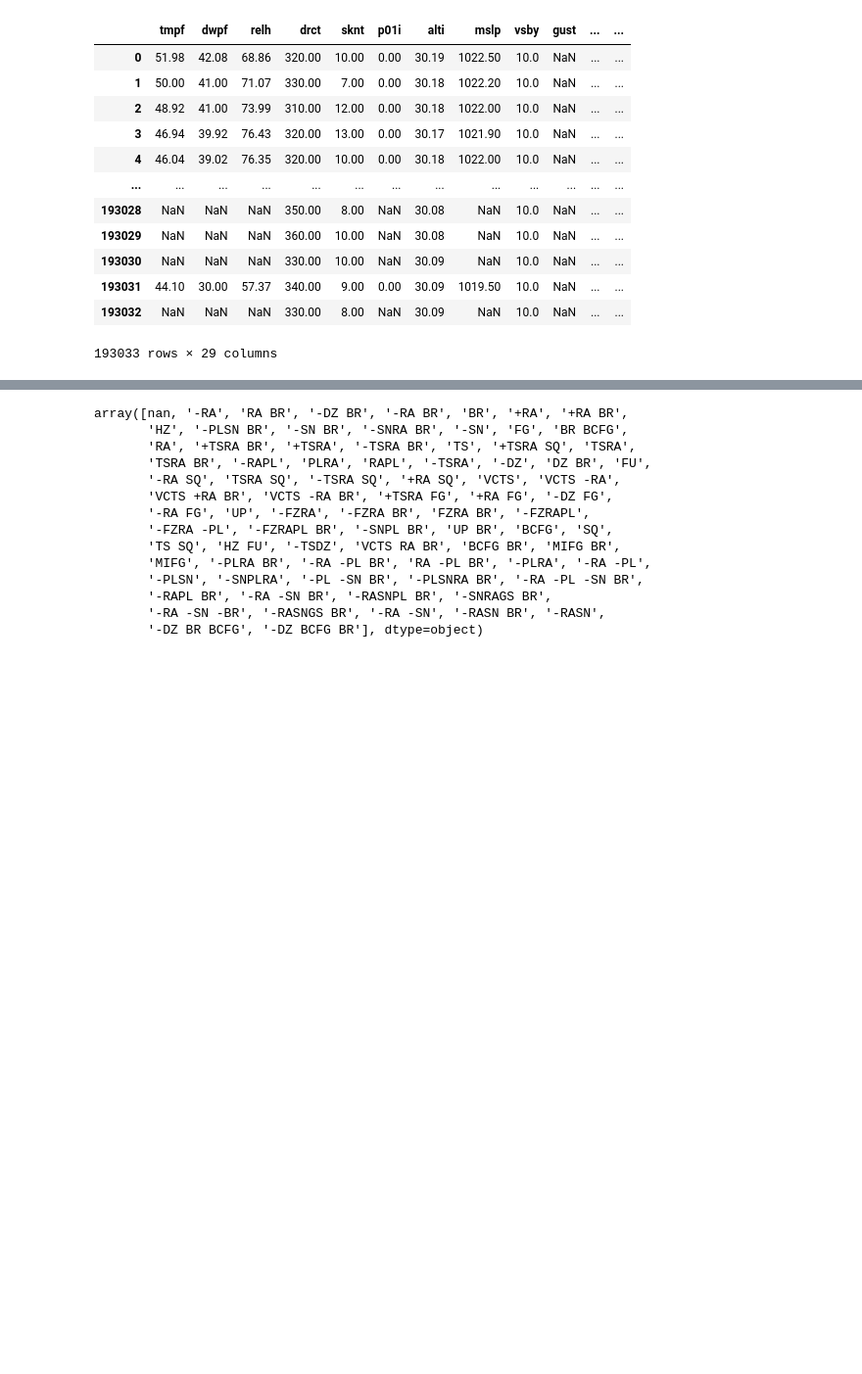
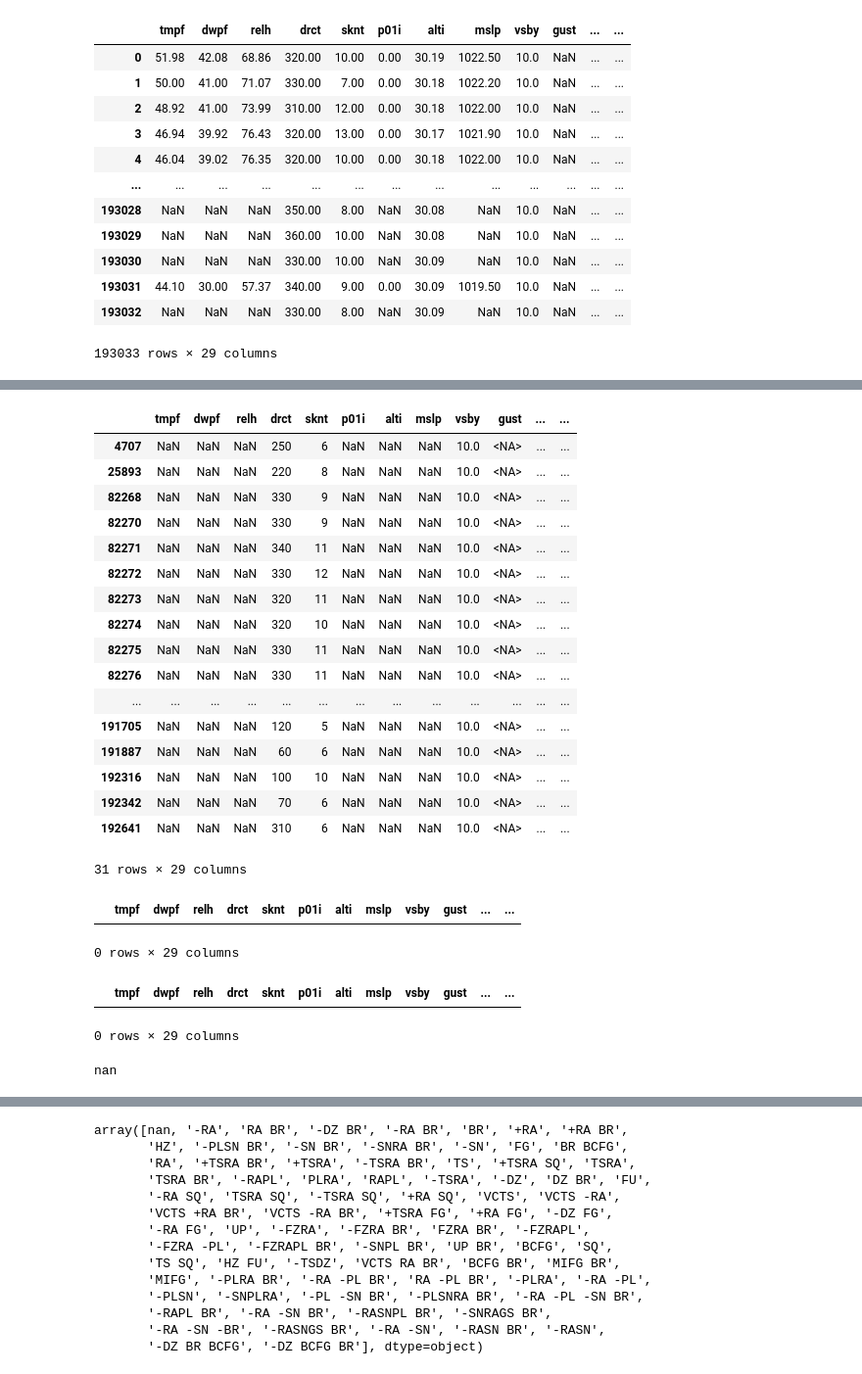
Before and after one commit to chrigHub/PertubationThesis, a Jupyter notebook: main/preparation/05_metar_prep.ipynb, the cells around one changed output, grey strips where cells are left out. Shown at 98% size. Drawn from its saved outputs; the diff is of its cells as text; code cells hidden in the pictures; blank space fills up the shorter version.

```diff
--- a/main/preparation/05_metar_prep.ipynb
+++ b/main/preparation/05_metar_prep.ipynb
@@ -74,0 +93,9 @@ atl_weather_df
+# %%
+from main.utils import data_manage_utils
+import importlib
+importlib.reload(data_manage_utils)
+atl_weather_df_analyse = atl_weather_df.copy(deep=True)
+
+cardinal_columns=["tmpf", "dwpf", "relh", "drct", "sknt", "p01i", "alti", "mslp", "vsby", "gust", "skyl1", "skyl2", "skyl3", "skyl4", "ice_accretion_1hr", "ice_accretion_3hr", "ice_accretion_6hr", "peak_wind_gust", "peak_wind_drct", "feel"]
+atl_weather_df_analyse = data_manage_utils.convert_specified_columns(atl_weather_df_analyse, columns_to_convert=cardinal_columns, placeholders=["T"])
+atl_weather_df_analyse
@@ -74,0 +193,39 @@ atl_weather_df
+# %%
+atl_weather_df_analyse[atl_weather_df_analyse["alti"].isna()]
+# %% [output]
+|  | tmpf | dwpf | relh | drct | sknt | p01i | alti | mslp | vsby | gust | ... | ... |
+| 4707 | NaN | NaN | NaN | 250 | 6 | NaN | NaN | NaN | 10.0 | <NA> | ... | ... |
+| 25893 | NaN | NaN | NaN | 220 | 8 | NaN | NaN | NaN | 10.0 | <NA> | ... | ... |
+| 82268 | NaN | NaN | NaN | 330 | 9 | NaN | NaN | NaN | 10.0 | <NA> | ... | ... |
+| 82270 | NaN | NaN | NaN | 330 | 9 | NaN | NaN | NaN | 10.0 | <NA> | ... | ... |
+| 82271 | NaN | NaN | NaN | 340 | 11 | NaN | NaN | NaN | 10.0 | <NA> | ... | ... |
+| 82272 | NaN | NaN | NaN | 330 | 12 | NaN | NaN | NaN | 10.0 | <NA> | ... | ... |
+| 82273 | NaN | NaN | NaN | 320 | 11 | NaN | NaN | NaN | 10.0 | <NA> | ... | ... |
+| 82274 | NaN | NaN | NaN | 320 | 10 | NaN | NaN | NaN | 10.0 | <NA> | ... | ... |
+| 82275 | NaN | NaN | NaN | 330 | 11 | NaN | NaN | NaN | 10.0 | <NA> | ... | ... |
+| 82276 | NaN | NaN | NaN | 330 | 11 | NaN | NaN | NaN | 10.0 | <NA> | ... | ... |
+| ... | ... | ... | ... | ... | ... | ... | ... | ... | ... | ... | ... | ... |
+| 191705 | NaN | NaN | NaN | 120 | 5 | NaN | NaN | NaN | 10.0 | <NA> | ... | ... |
+| 191887 | NaN | NaN | NaN | 60 | 6 | NaN | NaN | NaN | 10.0 | <NA> | ... | ... |
+| 192316 | NaN | NaN | NaN | 100 | 10 | NaN | NaN | NaN | 10.0 | <NA> | ... | ... |
+| 192342 | NaN | NaN | NaN | 70 | 6 | NaN | NaN | NaN | 10.0 | <NA> | ... | ... |
+| 192641 | NaN | NaN | NaN | 310 | 6 | NaN | NaN | NaN | 10.0 | <NA> | ... | ... |
+31 rows × 29 columns
+# %%
+# Find rows with no null values
+complete_rows_mask = atl_weather_df_analyse.notna().all(axis=1)
+# Get the complete rows and their indices
+complete_rows = atl_weather_df_analyse[complete_rows_mask]
+complete_rows
+# %% [output]
+|  | tmpf | dwpf | relh | drct | sknt | p01i | alti | mslp | vsby | gust | ... | ... |
+0 rows × 29 columns
+# %%
+atl_weather_df_analyse[atl_weather_df_analyse["ice_accretion_1hr"] == "T"]
+# %% [output]
+|  | tmpf | dwpf | relh | drct | sknt | p01i | alti | mslp | vsby | gust | ... | ... |
+0 rows × 29 columns
+# %%
+atl_weather_df_analyse["ice_accretion_1hr"].iloc[637]
+# %% [output]
+nan
```
Also changed, not shown: parts of 8 cells of this notebook, 4 other files.
